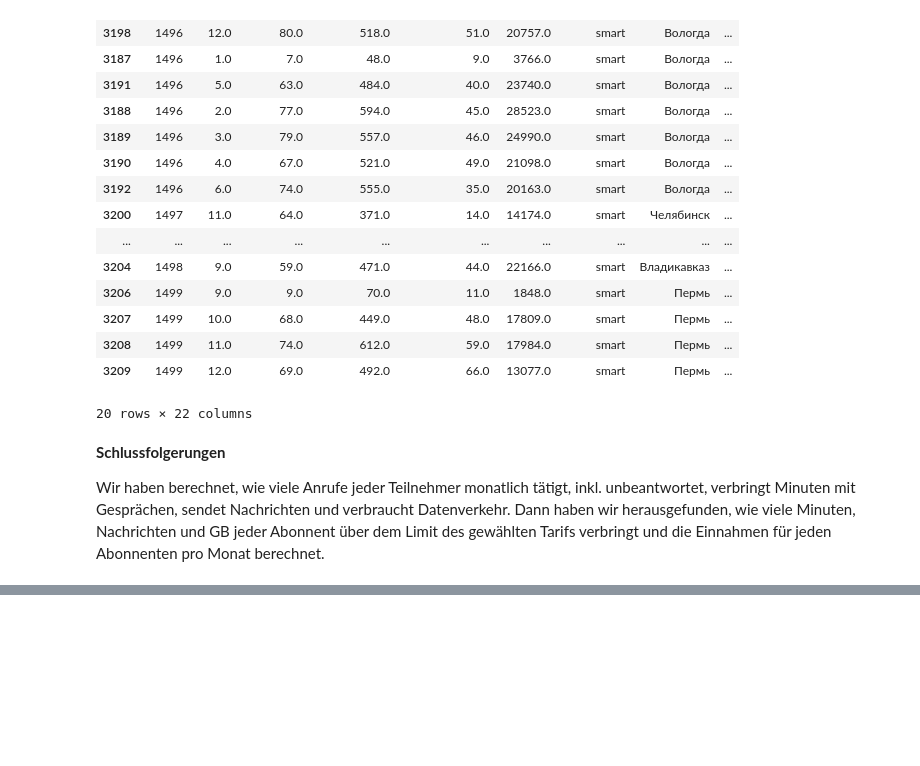
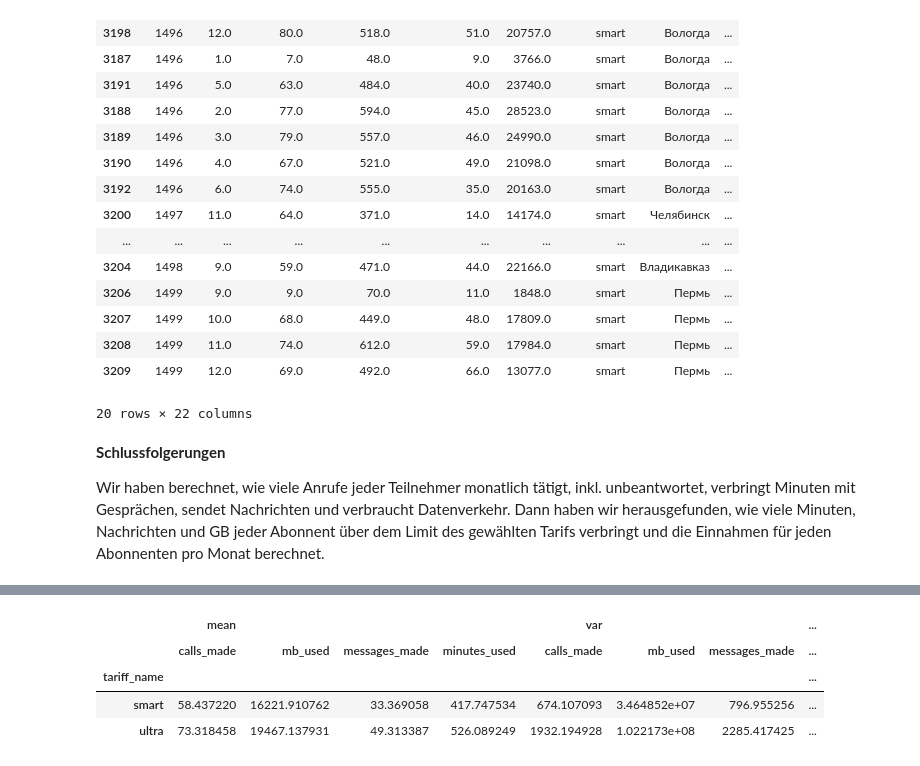
Before and after one commit to Konstantin5054232/ausbildungsprojekte, a Jupyter notebook: 04_mobilfunktarif/mobilfunktarif.ipynb, the cells around one changed output, grey strips where cells are left out. Drawn from its saved outputs; the diff is of its cells as text; code cells hidden in the pictures; blank space fills up the shorter version.

```diff
--- a/04_mobilfunktarif/mobilfunktarif.ipynb
+++ b/04_mobilfunktarif/mobilfunktarif.ipynb
@@ -487,0 +584,10 @@ Wir haben berechnet, wie viele Anrufe jeder Teilnehmer monatlich tätigt, inkl.
+# %%
+# Wir erstellen eine Pivot-Tabelle mit dem Ergebnis
+data_itog.pivot_table(index='tariff_name', values=['calls_made', 'minutes_used', 'messages_made', 'mb_used'],
+                     aggfunc=['mean', 'var', 'std'])
+# %% [output]
+|  | mean |  |  |  | var |  |  | ... |
+|  | calls_made | mb_used | messages_made | minutes_used | calls_made | mb_used | messages_made | ... |
+| tariff_name |  |  |  |  |  |  |  | ... |
+| smart | 58.437220 | 16221.910762 | 33.369058 | 417.747534 | 674.107093 | 3.464852e+07 | 796.955256 | ... |
+| ultra | 73.318458 | 19467.137931 | 49.313387 | 526.089249 | 1932.194928 | 1.022173e+08 | 2285.417425 | ... |
```
Also changed, not shown: parts of 18 cells of this notebook.
